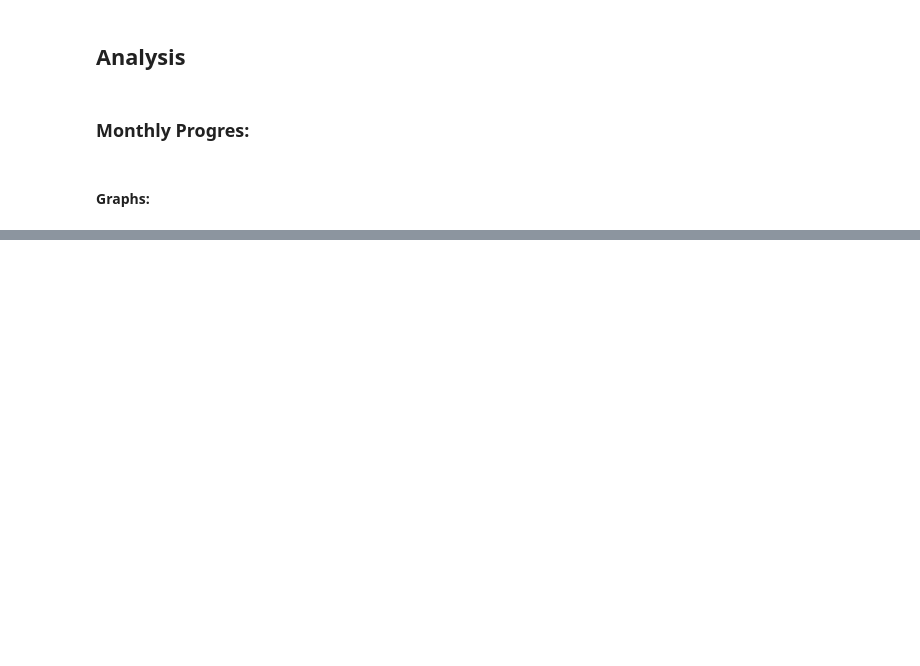
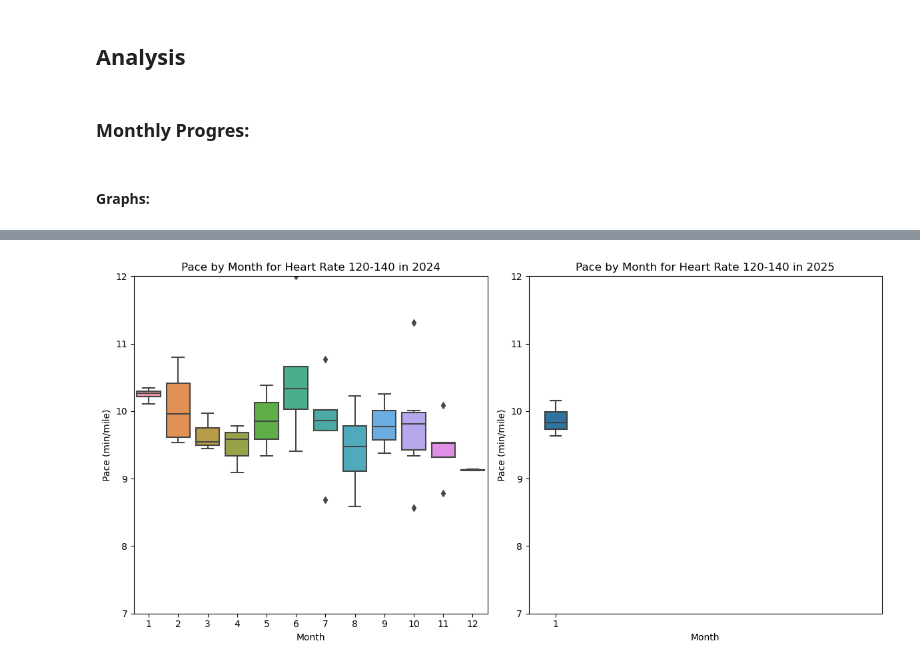
Before and after one commit to cdcb52/2025-Run-Analysis, a Jupyter notebook: Run Analysis 2025.ipynb, the cells around one changed output, grey strips where cells are left out. Saved outputs shown, nothing was run; the diff lists cells and outputs as text; code cells hidden in the pictures; blank space fills up the shorter version.

Commit message:
updates to graphs

```diff
--- a/Run Analysis 2025.ipynb
+++ b/Run Analysis 2025.ipynb
@@ -74,8 +74,8 @@ base_zone = (activitydata[(activitydata['year'] == 2024) &
 
             )
 # %%
-easy_zone = (activitydata[(activitydata['year'] == 2024) &
-                         (activitydata['averageHR'] > 120) &
+easy_zone = (activitydata[(activitydata['year'] >= 2024) &
+                         (activitydata['averageHR'] >= 120) &
                          (activitydata['averageHR'] < 140)]
             .assign(quarter=lambda x: pd.DatetimeIndex(x['date']).quarter)
             .query('~activityName.str.contains("Intervals")')
@@ -132,0 +89,27 @@ plt.show()
+# %%
+# Filter data for 2024 and 2025
+easy_zone_2024 = easy_zone[easy_zone['year'] == 2024]
+easy_zone_2025 = easy_zone[easy_zone['year'] == 2025]
+
+# Create subplots
+fig, axes = plt.subplots(1, 2, figsize=(12, 6))
+
+# Boxplot of pace for each month in 2024
+sns.boxplot(x='month', y='pace', data=easy_zone_2024, ax=axes[0])
+axes[0].set_ylabel('Pace (min/mile)')
+axes[0].set_xlabel('Month')
+axes[0].set_ylim(7, 12)
+axes[0].set_title('Pace by Month for Heart Rate 120-140 in 2024')
+
+# Boxplot of pace for each month in 2025
+sns.boxplot(x='month', y='pace', data=easy_zone_2025, ax=axes[1])
+axes[1].set_ylabel('Pace (min/mile)')
+axes[1].set_xlabel('Month')
+axes[1].set_xlim(-1, 12)
+axes[1].set_ylim(7, 12)
+axes[1].set_title('Pace by Month for Heart Rate 120-140 in 2025')
+
+plt.tight_layout()
+plt.show()
+# %% [output]
+[figure, added]
```
Also changed, not shown: parts of 8 cells of this notebook, 1 other file.
